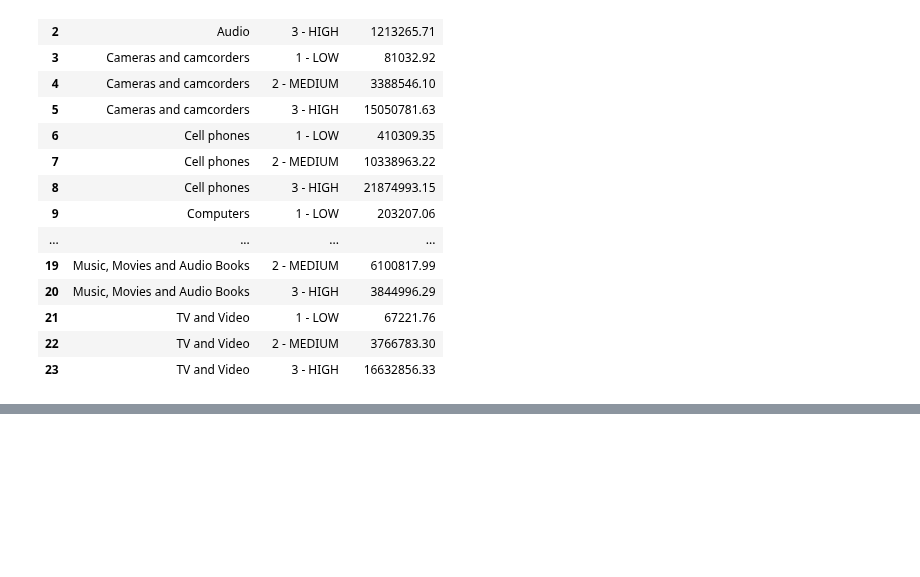
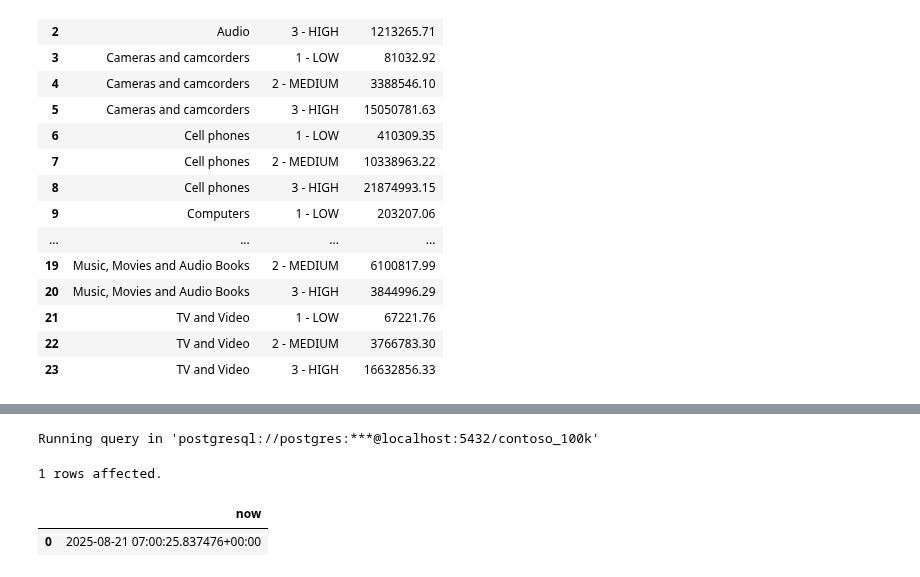
Before and after one commit to Chinedu-analysis/Chinedu-analysis, a Jupyter notebook: Resources/Blank_SQL_Notebook.ipynb, the cells around one changed output, grey strips where cells are left out. Cells and saved outputs as stored; diff of their text form; code cells hidden in the pictures; blank space fills up the shorter version.

```diff
--- a/Resources/Blank_SQL_Notebook.ipynb
+++ b/Resources/Blank_SQL_Notebook.ipynb
@@ -692,0 +703,10 @@ Running query in 'postgresql://postgres:***@localhost:5432/contoso_100k'
+# %%
+%%sql
+
+Select
+  Now()
+# %% [output]
+Running query in 'postgresql://postgres:***@localhost:5432/contoso_100k'
+1 rows affected.
+|  | now |
+| 0 | 2025-08-21 07:00:25.837476+00:00 |
```
Also changed, not shown: parts of 2 cells of this notebook.
